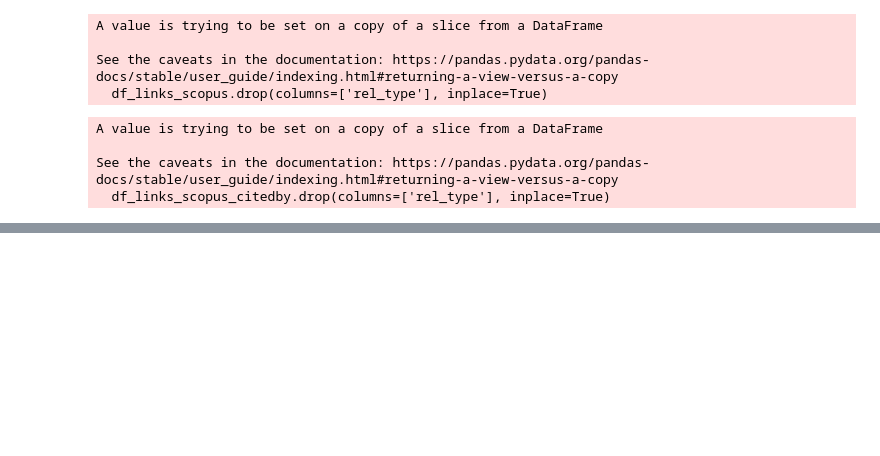
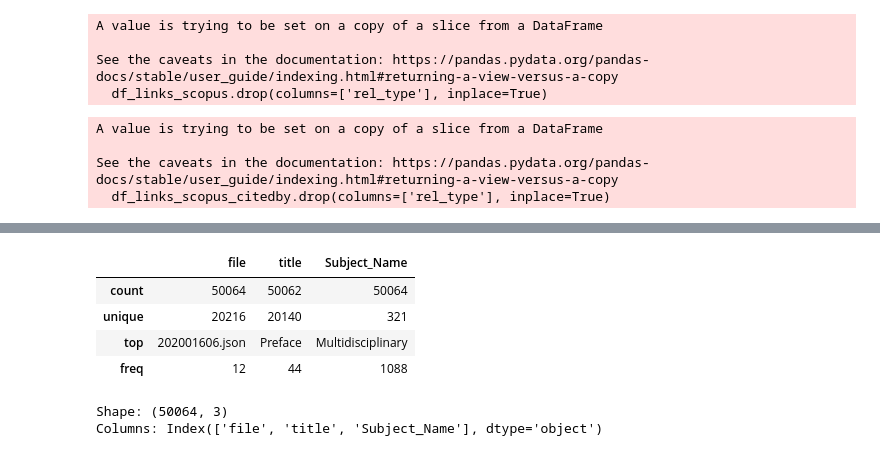
Before and after one commit to Yiwahpsp/Datasci-Project, a Jupyter notebook: raw-data-to-csv.ipynb, the cells around one changed output, grey strips where cells are left out. Drawn from its saved outputs; the diff is of its cells as text; code cells hidden in the pictures; blank space fills up the shorter version.

```diff
--- a/raw-data-to-csv.ipynb
+++ b/raw-data-to-csv.ipynb
@@ -692,0 +792,17 @@ See the caveats in the documentation: https://pandas.pydata.org/pandas-docs/stab
+# %%
+df_subject_areas = pd.read_csv('subject_areas/subject_areas_separate.csv')
+df_subject_areas.describe(include='all')
+# %% [output]
+|  | file | title | Subject_Name |
+| count | 50064 | 50062 | 50064 |
+| unique | 20216 | 20140 | 321 |
+| top | 202001606.json | Preface | Multidisciplinary |
+| freq | 12 | 44 | 1088 |
+# %%
+shape_df_subject_areas = df_subject_areas.shape
+columns_df_subject_areas = df_subject_areas.columns
+print('Shape:', shape_df_subject_areas)
+print('Columns:', columns_df_subject_areas)
+# %% [output]
+Shape: (50064, 3)
+Columns: Index(['file', 'title', 'Subject_Name'], dtype='object')
```
Also changed, not shown: parts of 13 cells of this notebook, 8 other files.
